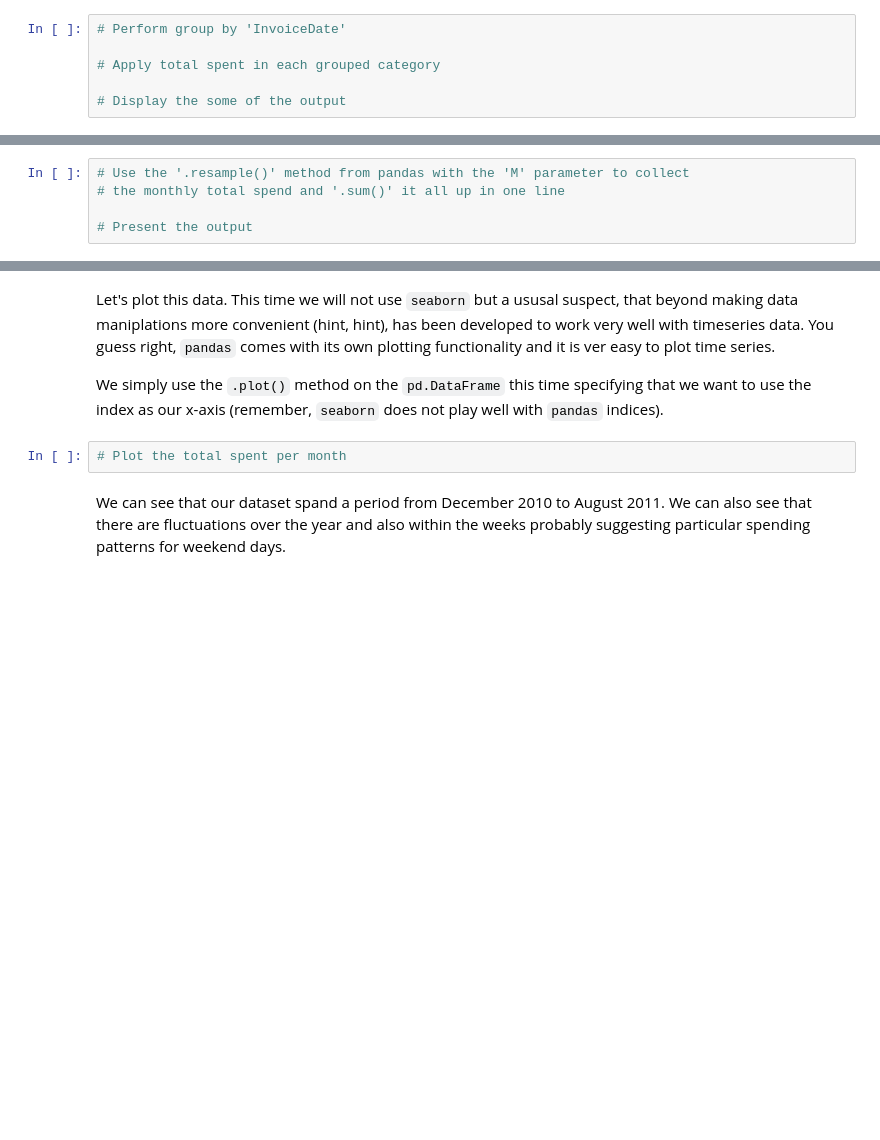
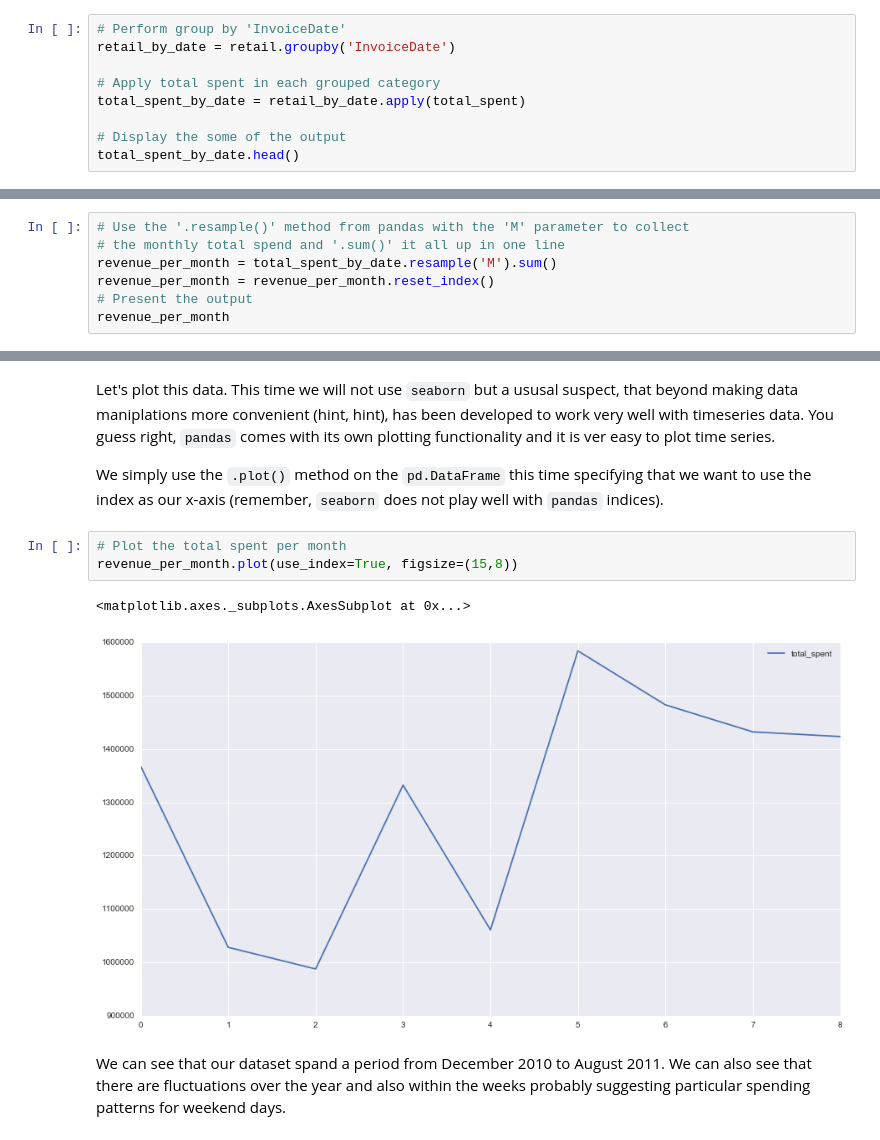
Before and after one commit to FKrauss/intro-to-datascience, a Jupyter notebook: notebooks/day1.ipynb, the cells around one changed output, grey strips where cells are left out. Cells and saved outputs as stored; diff of their text form; blank space fills up the shorter version.

```diff
--- a/notebooks/day1.ipynb
+++ b/notebooks/day1.ipynb
@@ -325,7 +557,10 @@ The plot above show that clearly most of the money is pent in the UK. Perhaps it
 Up until now, you have learned a lot about the data, but we do not yet know much about what time period the dataset is spanning? To get an impression we have the `IncoiceDate` column to play with. At this point we can conveniently calculate the total_spend per time unit. Let's start with the time unit in which the data was loaded, simply on 'InvoiceDate'.
 # %%
 # Perform group by 'InvoiceDate'
+retail_by_date = retail.groupby('InvoiceDate')
 
 # Apply total spent in each grouped category
+total_spent_by_date = retail_by_date.apply(total_spent)
 
 # Display the some of the output
+total_spent_by_date.head()
@@ -336,5 +579,7 @@ Let's calcualte the `total_spent` on a monthly basis. Notice that this time we c
 # %%
 # Use the '.resample()' method from pandas with the 'M' parameter to collect
 # the monthly total spend and '.sum()' it all up in one line
-
+revenue_per_month = total_spent_by_date.resample('M').sum()
+revenue_per_month = revenue_per_month.reset_index()
 # Present the output
+revenue_per_month
@@ -344,6 +601,10 @@ Let's plot this data. This time we will not use `seaborn` but a ususal suspect,
 We simply use the `.plot()` method on the `pd.DataFrame` this time specifying that we want to use the index as our x-axis (remember, `seaborn` does not play well with `pandas` indices).
 # %%
 # Plot the total spent per month
+revenue_per_month.plot(use_index=True, figsize=(15,8))
+# %% [output]
+<matplotlib.axes._subplots.AxesSubplot at 0x...>
+[figure, added]
 # %% [markdown]
 We can see that our dataset spand a period from December 2010 to August 2011. We can also see that there are fluctuations over the year and also within the weeks probably suggesting particular spending patterns for weekend days.
 # %% [markdown]
```
Also changed, not shown: parts of 68 cells of this notebook, 1 other file.
